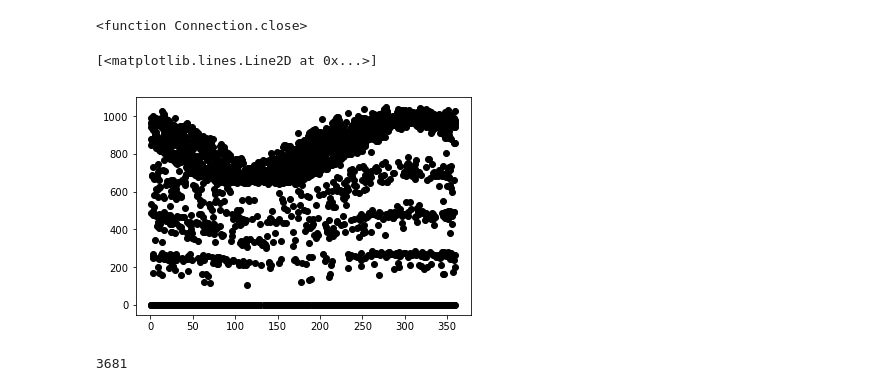
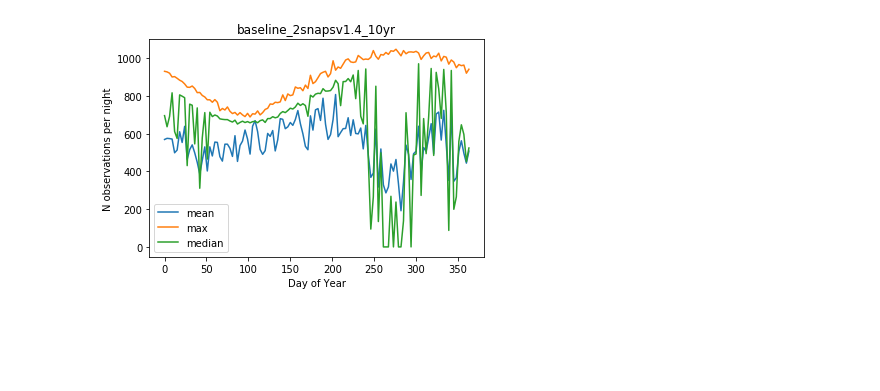
Before and after one commit to lsst-sims/sims_featureScheduler_runs1.4, a Jupyter notebook: notebooks/num_of_obs.ipynb, the cells around one changed output. Drawn from its saved outputs; the diff is of its cells as text; code cells hidden in the pictures; blank space fills up the shorter version.

```diff
--- a/notebooks/num_of_obs.ipynb
+++ b/notebooks/num_of_obs.ipynb
@@ -5,9 +5,3 @@ import sqlite3
 import matplotlib.pylab as plt
 %matplotlib inline
 from scipy.stats import binned_statistic
-# %%
-conn = sqlite3.connect('../baseline/baseline_2snapsv1.4_10yrs.db')
-df = pd.read_sql('select night,filter from summaryallprops;', conn)
-conn.close
-# %% [output]
-<function Connection.close>
@@ -17,9 +7,0 @@ n_obs, be, bn = binned_statistic(df['night'], df['night'], bins=bins, statistic=
-# %%
-plt.plot(bins[1:] % 360, n_obs, 'ko')
-# %% [output]
-[<matplotlib.lines.Line2D at 0x...>]
-[figure, removed]
-# %%
-def running_mean(x, N):
-    cumsum = np.cumsum(np.insert(x, 0, 0))
-    return (cumsum[N:] - cumsum[:-N]) / float(N)
@@ -28,4 +8,30 @@ rm = running_mean(n_obs, 7)
-# %%
-plt.plot()
-# %% [output]
-3681
+# %%
+def plot_nobs_curve(filename, smooth_days=3):
+    # runs avaialble at:  https://lsst-web.ncsa.illinois.edu/sim-data/sims_featureScheduler_runs1.4/baseline/
+    conn = sqlite3.connect('../baseline/'+filename)
+    df = pd.read_sql('select night,filter from summaryallprops;', conn)
+    conn.close()
+
+    bins=np.arange(-1, df['night'].max()+1, 1)+0.5
+    # number of observations per night. np.searchsorted would be faster
+    n_obs, be, bn = binned_statistic(df['night'], df['night'], bins=bins, statistic=np.size)
+
+    day_bins = np.arange(-1,367, smooth_days)+0.5
+    new_bins = (bins[0:-1]+.5) % 365
+    running_mean, be, bn = binned_statistic(new_bins, n_obs, bins=day_bins, statistic=np.mean)
+    running_max, be, bn = binned_statistic(new_bins, n_obs, bins=day_bins, statistic=np.max)
+    running_med, be, bn = binned_statistic(new_bins, n_obs, bins=day_bins, statistic=np.median)
+    running_sd, be, bn = binned_statistic(new_bins, n_obs, bins=day_bins, statistic=np.std)
+
+    plt.plot(day_bins[0:-1]+.5, running_mean, label='mean')
+    plt.plot(day_bins[0:-1]+.5, running_max, label='max')
+    plt.plot(day_bins[0:-1]+.5, running_med, label='median')
+    plt.xlabel('Day of Year')
+    plt.ylabel('N observations per night')
+    plt.legend()
+    plt.title(filename[:-4])
+    return day_bins, running_max
+# %%
+db1, rm1 = plot_nobs_curve('baseline_2snapsv1.4_10yrs.db')
+# %% [output]
+[figure, added]
```
Also changed, not shown: parts of 4 cells of this notebook.
